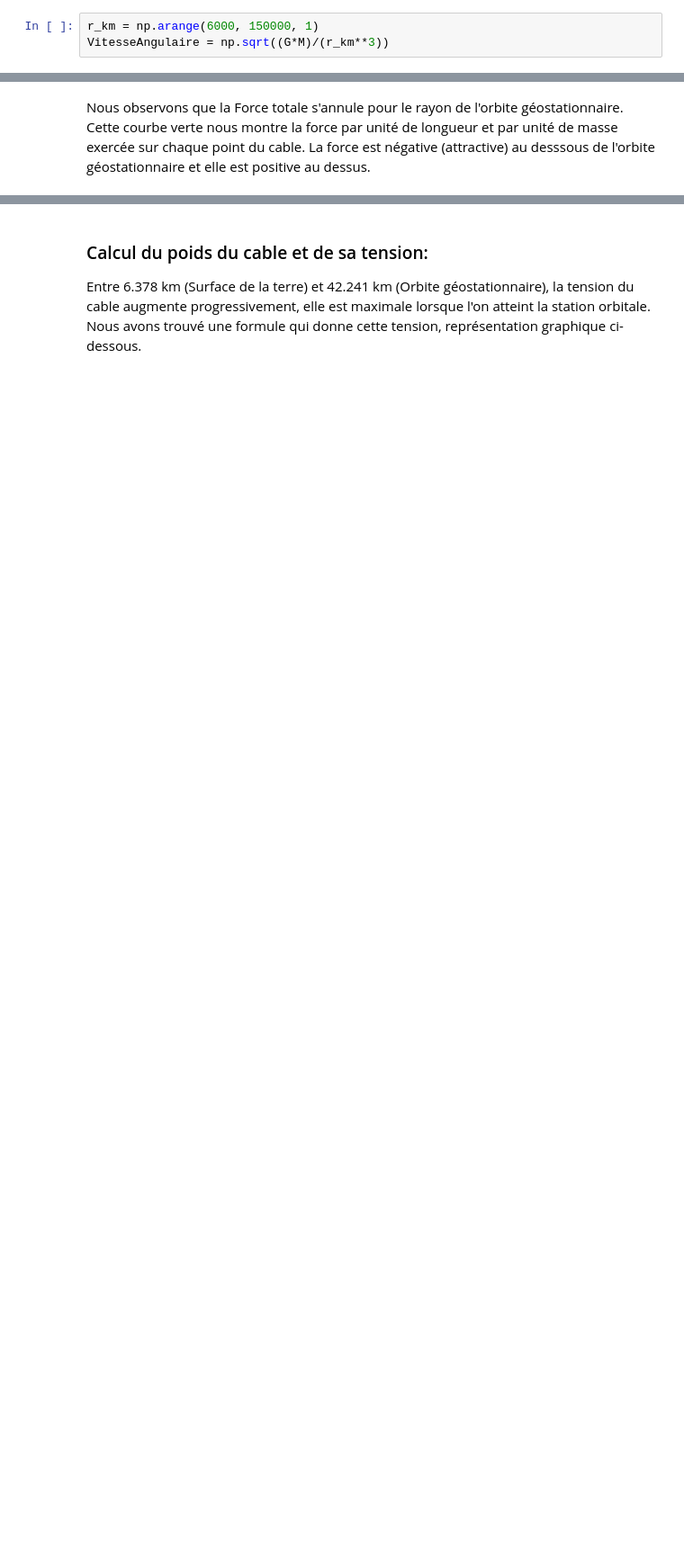
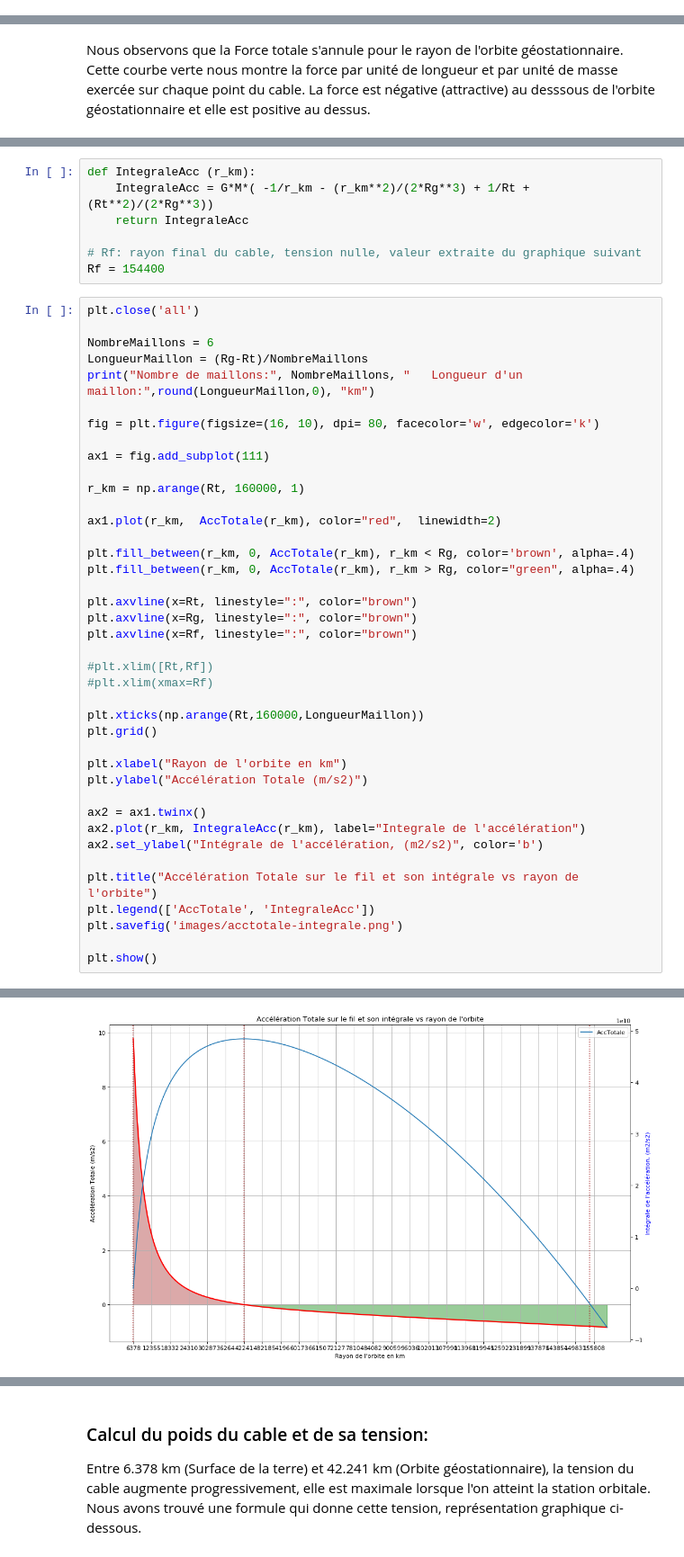
Before and after one commit to christophe-bonnefoy/TPE-SRR-2018, a Jupyter notebook: TPE-Ascenseur-Spatial.ipynb, the cells around one changed output, grey strips where cells are left out. Shown: that part at 90% size. Cells and saved outputs as stored; diff of their text form; blank space fills up the shorter version.

```diff
--- a/TPE-Ascenseur-Spatial.ipynb
+++ b/TPE-Ascenseur-Spatial.ipynb
@@ -72,3 +108,0 @@ Hauteur de l'orbite geostationnaire en km: 35863
-# %%
-r_km = np.arange(6000, 150000, 1)
-VitesseAngulaire = np.sqrt((G*M)/(r_km**3))
@@ -119,0 +127,48 @@ Accélération gravitatoire à la surface de la terre: 9.76 (m.s-2)
+# %%
+def IntegraleAcc (r_km):
+    IntegraleAcc = G*M*( -1/r_km - (r_km**2)/(2*Rg**3) + 1/Rt + (Rt**2)/(2*Rg**3))
+    return IntegraleAcc
+
+# Rf: rayon final du cable, tension nulle, valeur extraite du graphique suivant
+Rf = 154400
+# %%
+plt.close('all')
+
+NombreMaillons = 6
+LongueurMaillon = (Rg-Rt)/NombreMaillons
+print("Nombre de maillons:", NombreMaillons, "   Longueur d'un maillon:",round(LongueurMaillon,0), "km")
+
+fig = plt.figure(figsize=(16, 10), dpi= 80, facecolor='w', edgecolor='k')
+
+ax1 = fig.add_subplot(111)
+
+r_km = np.arange(Rt, 160000, 1)
+
+ax1.plot(r_km,  AccTotale(r_km), color="red",  linewidth=2)
+
+plt.fill_between(r_km, 0, AccTotale(r_km), r_km < Rg, color='brown', alpha=.4)
+plt.fill_between(r_km, 0, AccTotale(r_km), r_km > Rg, color="green", alpha=.4)
+
+plt.axvline(x=Rt, linestyle=":", color="brown")
+plt.axvline(x=Rg, linestyle=":", color="brown")
+plt.axvline(x=Rf, linestyle=":", color="brown")
+
+#plt.xlim([Rt,Rf])
+#plt.xlim(xmax=Rf)
+
+plt.xticks(np.arange(Rt,160000,LongueurMaillon))
+plt.grid()
+
+plt.xlabel("Rayon de l'orbite en km")
+plt.ylabel("Accélération Totale (m/s2)")
+
+ax2 = ax1.twinx()
+ax2.plot(r_km, IntegraleAcc(r_km), label="Integrale de l'accélération")
+ax2.set_ylabel("Intégrale de l'accélération, (m2/s2)", color='b')
+
+plt.title("Accélération Totale sur le fil et son intégrale vs rayon de l'orbite")
+plt.legend(['AccTotale', 'IntegraleAcc'])
+plt.savefig('images/acctotale-integrale.png')
+
+plt.show()
+# %% [output]
@@ -119,0 +176 @@ Accélération gravitatoire à la surface de la terre: 9.76 (m.s-2)
+[figure, added]
```
Also changed, not shown: parts of 36 cells of this notebook.
